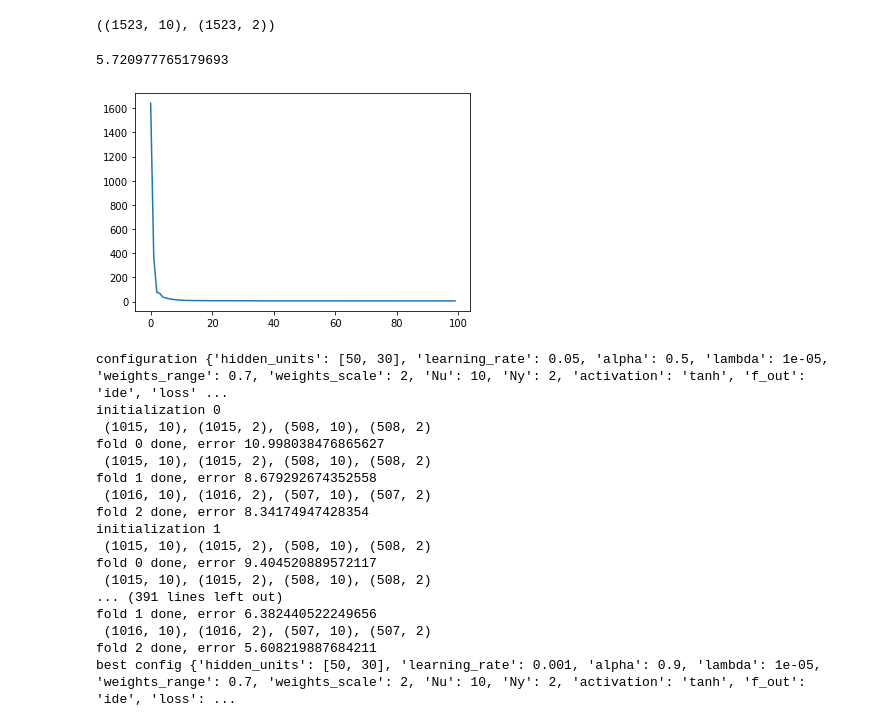
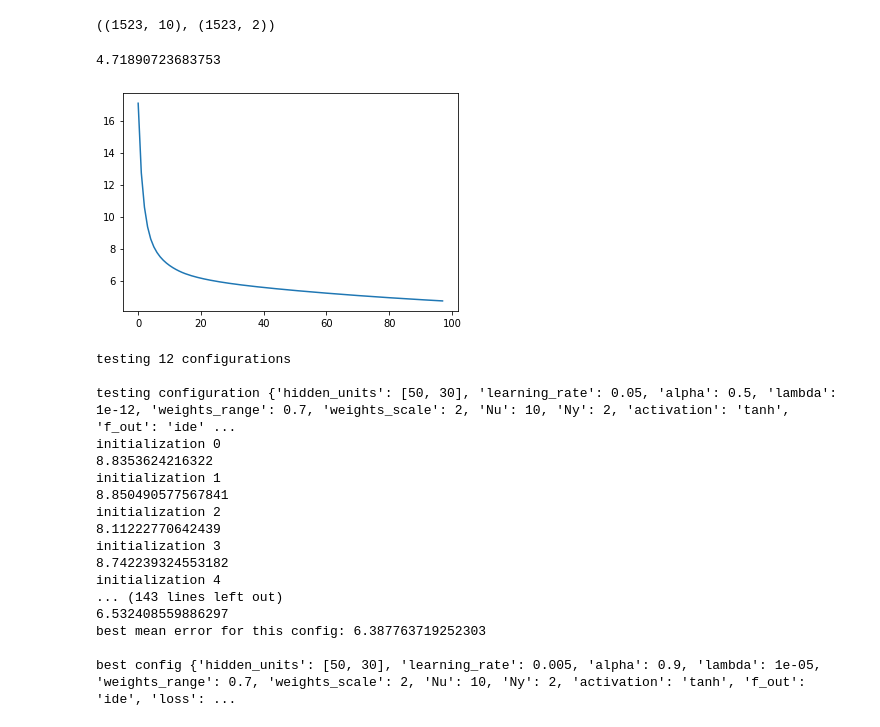
Before and after one commit to sd3ntato/ML-Project, a Jupyter notebook: test_notebook.ipynb, the cells around one changed output. Cells and saved outputs as stored; diff of their text form; code cells hidden in the pictures.

```diff
--- a/test_notebook.ipynb
+++ b/test_notebook.ipynb
@@ -199,25 +172,26 @@ tx.shape, ty.shape
 # %%
 n = MLP(  Nh=[50,30], Nu=10, Ny=2, f='tanh', f_out='ide', w_scale=2, w_range=.7)
 print('init', n.test_error(tx,ty))
 print( )
 
-e, _ = n.train(tx, ty, 1e-03,
-  a = 9e-01,
-  l = 1e-12,
+e, _ = n.train(tx, ty, 1e-02,
+  a = 5e-01,
+  l = 1e-5,
   max_epochs = 1000,
-  tresh = .1,
+  tresh = .01,
   measure_interval = 10 )
 clear_output()
-plt.plot(e,label = 'train')
+
+plt.plot(e[2:],label = 'train')
 print( n.test_error(tx,ty))
 # %% [output]
-5.720977765179693
+4.71890723683753
-[figure, old version]
+[figure, new version]
 # %%
 params=[
         {
          'hidden_units': [[50,30]],
-         'learning_rate': [5e-02, 1e-02, 1e-03],
+         'learning_rate': [5e-02, 1e-02, 5e-03],
          'alpha': [5e-01, 9e-01],
          'lambda' : [1e-12,1e-5],
          "weights_range": [.7],
@@ -237,25 +211,25 @@ def xy(data):
     return x,y
 
 
-c,e = k_fold_CV(data, params, k=3, n_init=5, max_epochs=1000, measure_interval=10, tresh=.1,xy=xy)
+c,e = k_fold_CV(data, params, k=3, n_init=5, max_epochs=1000, measure_interval=10, tresh=.05,xy=xy)
 # %% [output]
-configuration {'hidden_units': [50, 30], 'learning_rate': 0.05, 'alpha': 0.5, 'lambda': 1e-05, 'weights_range': 0.7, 'weights_scale': 2, 'Nu': 10, 'Ny': 2, 'activation': 'tanh', 'f_out': 'ide', 'loss' ...
+testing 12 configurations
+
+testing configuration {'hidden_units': [50, 30], 'learning_rate': 0.05, 'alpha': 0.5, 'lambda': 1e-12, 'weights_range': 0.7, 'weights_scale': 2, 'Nu': 10, 'Ny': 2, 'activation': 'tanh', 'f_out': 'ide' ...
 initialization 0
- (1015, 10), (1015, 2), (508, 10), (508, 2)
-fold 0 done, error 10.998038476865627
- (1015, 10), (1015, 2), (508, 10), (508, 2)
-fold 1 done, error 8.679292674352558
- (1016, 10), (1016, 2), (507, 10), (507, 2)
-fold 2 done, error 8.34174947428354
+8.8353624216322
 initialization 1
- (1015, 10), (1015, 2), (508, 10), (508, 2)
-fold 0 done, error 9.404520889572117
- (1015, 10), (1015, 2), (508, 10), (508, 2)
-... (391 lines left out)
-fold 1 done, error 6.382440522249656
- (1016, 10), (1016, 2), (507, 10), (507, 2)
-fold 2 done, error 5.608219887684211
-best config {'hidden_units': [50, 30], 'learning_rate': 0.001, 'alpha': 0.9, 'lambda': 1e-05, 'weights_range': 0.7, 'weights_scale': 2, 'Nu': 10, 'Ny': 2, 'activation': 'tanh', 'f_out': 'ide', 'loss': ...
+8.850490577567841
+initialization 2
+8.11222770642439
+initialization 3
+8.742239324553182
+initialization 4
+... (143 lines left out)
+6.532408559886297
+best mean error for this config: 6.387763719252303
+
+best config {'hidden_units': [50, 30], 'learning_rate': 0.005, 'alpha': 0.9, 'lambda': 1e-05, 'weights_range': 0.7, 'weights_scale': 2, 'Nu': 10, 'Ny': 2, 'activation': 'tanh', 'f_out': 'ide', 'loss': ...
 # %%
 print(c)
 print(e)
```
Also changed, not shown: parts of 11 cells of this notebook, 2 other files.
